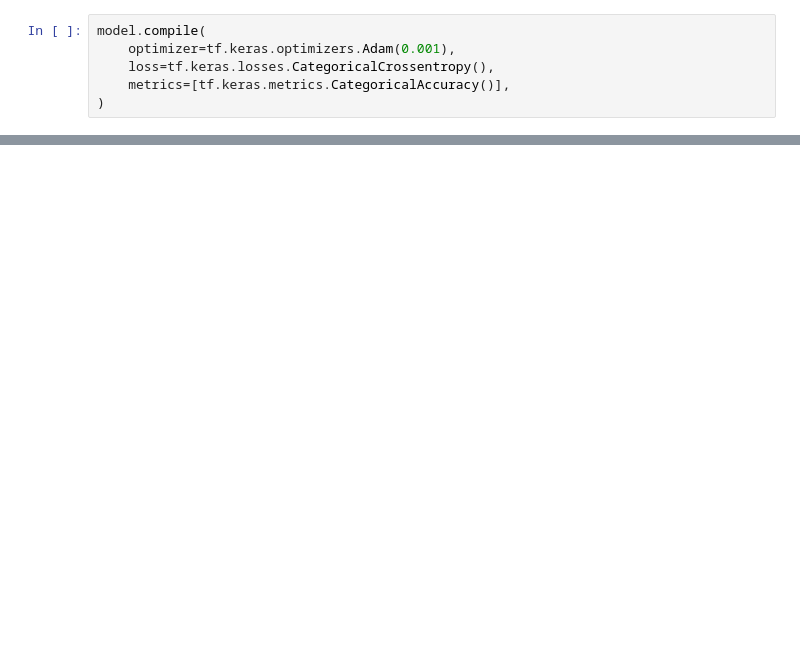
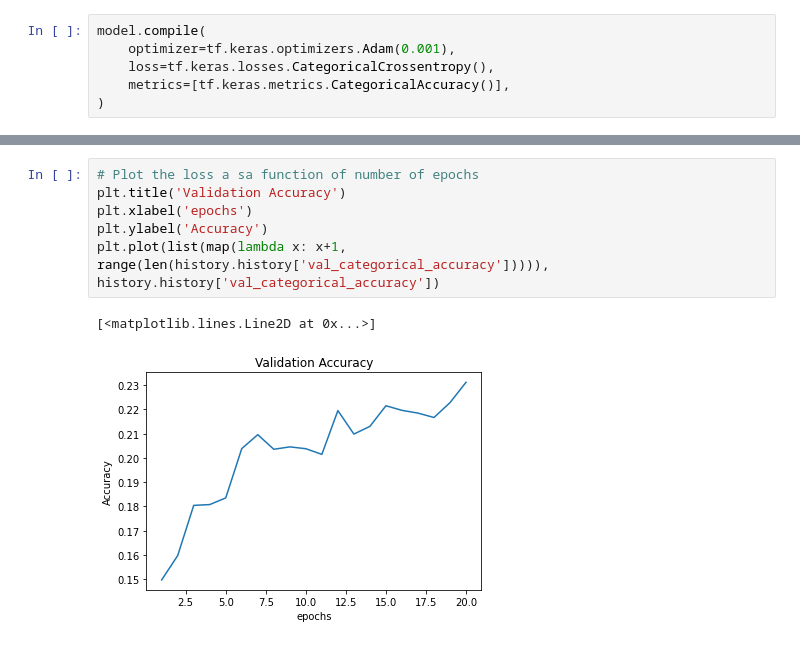
Before and after one commit to gurnoor6/opponent-modelling, a Jupyter notebook: Opponent_Modelling.ipynb, the cells around one changed output, grey strips where cells are left out. Saved outputs shown, nothing was run; the diff lists cells and outputs as text; blank space fills up the shorter version.

```diff
--- a/Opponent_Modelling.ipynb
+++ b/Opponent_Modelling.ipynb
@@ -165,2 +179,11 @@ plt.plot(list(map(lambda x: x+1, range(len(history.history['val_loss'])))),  his
+# %%
+# Plot the loss a sa function of number of epochs
+plt.title('Validation Accuracy')
+plt.xlabel('epochs')
+plt.ylabel('Accuracy')
+plt.plot(list(map(lambda x: x+1, range(len(history.history['val_categorical_accuracy'])))),  history.history['val_categorical_accuracy'])
+# %% [output]
+[<matplotlib.lines.Line2D at 0x...>]
+[figure, added]
 # %%
 print(history.history)
```
Also changed, not shown: parts of 9 cells of this notebook.
